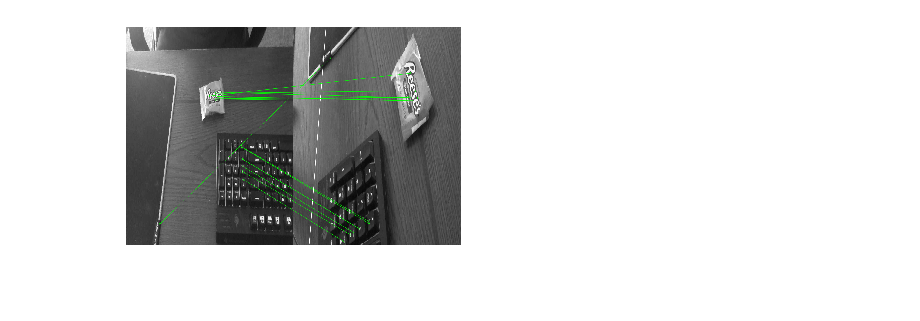
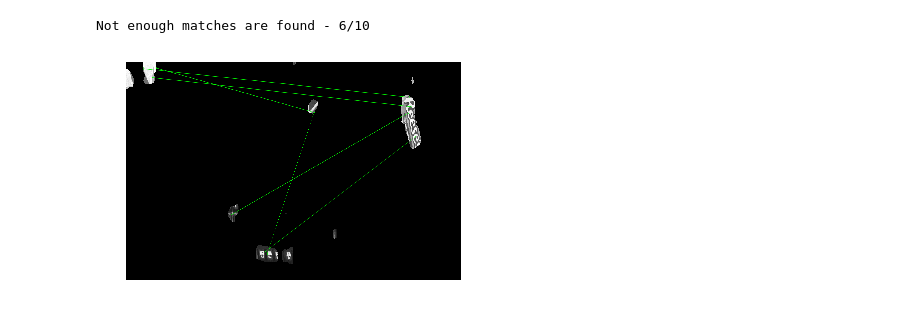
Before and after one commit to matthewjberger/change-detection, a Jupyter notebook: ChangeDetection.ipynb, the cells around one changed output. Drawn from its saved outputs; the diff is of its cells as text; code cells hidden in the pictures.

Commit message:
Add salience mask to images before detecting features.

```diff
--- a/ChangeDetection.ipynb
+++ b/ChangeDetection.ipynb
@@ -73,33 +73,37 @@ import matplotlib.pyplot as plt
 from PIL import Image
 
 # Load the images in gray scale
-img1 = cv2.imread('images/scene_with_candy.jpg', 0)
+img1 = cv2.imread('images/scene.jpg', 0)
 img2 = cv2.imread('images/scene_with_candy_2.jpg', 0)
 
 
 ### Detect Salience
 saliencyDetector = cv2.saliency.StaticSaliencySpectralResidual_create()
-success, img1Values = saliencyDetector.computeSaliency(img1, None)
-success, img2Values = saliencyDetector.computeSaliency(img2, None)
 
-threshold = 0.16
-img1LowValues = img1Values < threshold
-img1HighValues = img1Values < threshold
-img1Values[img1LowValues] = 0
-img1Values[img1HighValues] = 1
+success, img1SalienceMap = saliencyDetector.computeSaliency(img1, None)
+success, img2SalienceMap = saliencyDetector.computeSaliency(img2, None)
 
-img1SalienceMask = np.asarray(Image.fromarray(img1Values * 255))
-img2SalienceMask = np.asarray(Image.fromarray(img1Values * 255))
+threshold = 0.4
 
+# Apply a binary threshold
+img1SalienceMap[img1SalienceMap < threshold] = 0
+img1SalienceMap[img1SalienceMap > threshold] = 1
+img2SalienceMap[img2SalienceMap < threshold] = 0
+img2SalienceMap[img2SalienceMap > threshold] = 1
 
-#img1 = cv2.bitwise_and(img1,img1,mask = img1SalienceMask)
-#img2 = cv2.bitwise_and(img2,img2,mask = img2SalienceMask)
+# Convert from float32 to uint8
+img1SalienceMapMask = img1SalienceMap.astype(np.uint8)
+img2SalienceMapMask = img2SalienceMap.astype(np.uint8)
+
+# Apply the mask and display the result
+img1Masked = cv2.bitwise_and(img1, img1, mask = img1SalienceMapMask)
+img2Masked = cv2.bitwise_and(img2, img2, mask = img2SalienceMapMask)
 ###
 
 # Detect the SIFT key points and compute the descriptors for the two images
 sift = cv2.xfeatures2d.SIFT_create()
-keyPoints1, descriptors1 = sift.detectAndCompute(img1, None)
-keyPoints2, descriptors2 = sift.detectAndCompute(img2, None)
+keyPoints1, descriptors1 = sift.detectAndCompute(img1Masked, None)
+keyPoints2, descriptors2 = sift.detectAndCompute(img2Masked, None)
 
 # Create brute-force matcher object
 bf = cv2.BFMatcher()
@@ -116,42 +120,35 @@ for m, n in matches:
 
 # Apply the homography transformation if we have enough good matches
 MIN_MATCH_COUNT = 10
 
 if len(goodMatches) > MIN_MATCH_COUNT:
     # Get the good key points positions
     sourcePoints = np.float32([ keyPoints1[m.queryIdx].pt for m in goodMatches ]).reshape(-1, 1, 2)
     destinationPoints = np.float32([ keyPoints2[m.trainIdx].pt for m in goodMatches ]).reshape(-1, 1, 2)
 
     # Obtain the homography matrix
     M, mask = cv2.findHomography(sourcePoints, destinationPoints, method=cv2.RANSAC, ransacReprojThreshold=5.0)
     matchesMask = mask.ravel().tolist()
 
     # Apply the perspective transformation to the source image corners
-    h, w = img1.shape
+    h, w = img1Masked.shape
     corners = np.float32([ [0, 0], [0, h - 1], [w - 1, h - 1], [w - 1, 0] ]).reshape(-1, 1, 2)
     transformedCorners = cv2.perspectiveTransform(corners, M)
 
     # Draw a polygon on the second image joining the transformed corners
-    img2 = cv2.polylines(img2, [np.int32(transformedCorners)], True, (255, 255, 255), 2, cv2.LINE_AA)
+    img2Masked = cv2.polylines(img2Masked, [np.int32(transformedCorners)], True, (255, 255, 255), 2, cv2.LINE_AA)
 else:
     print("Not enough matches are found - %d/%d" % (len(goodMatches), MIN_MATCH_COUNT))
     matchesMask = None
 
 # Draw the matches
 drawParameters = dict(matchColor=(0, 255, 0), singlePointColor=None, matchesMask=matchesMask, flags=2)
-result = cv2.drawMatches(img1, keyPoints1, img2, keyPoints2, goodMatches, None, **drawParameters)
+result = cv2.drawMatches(img1Masked, keyPoints1, img2Masked, keyPoints2, goodMatches, None, **drawParameters)
 
 # Display the results
 plt.axis("off")
 plt.imshow(result, extent=[0,400,0,1], aspect='auto')
 plt.show()
-
-# Downsize image
-#result = cv2.resize(result, None, fx=0.6, fy=0.6, interpolation = cv2.INTER_CUBIC)
-
-# Display the results
-#cv2.imshow('Homography', result)
-#cv2.waitKey(0)
-#cv2.destroyAllWindows()
 # %% [output]
+Not enough matches are found - 6/10
-[figure, old version]
+[figure, new version]
```
